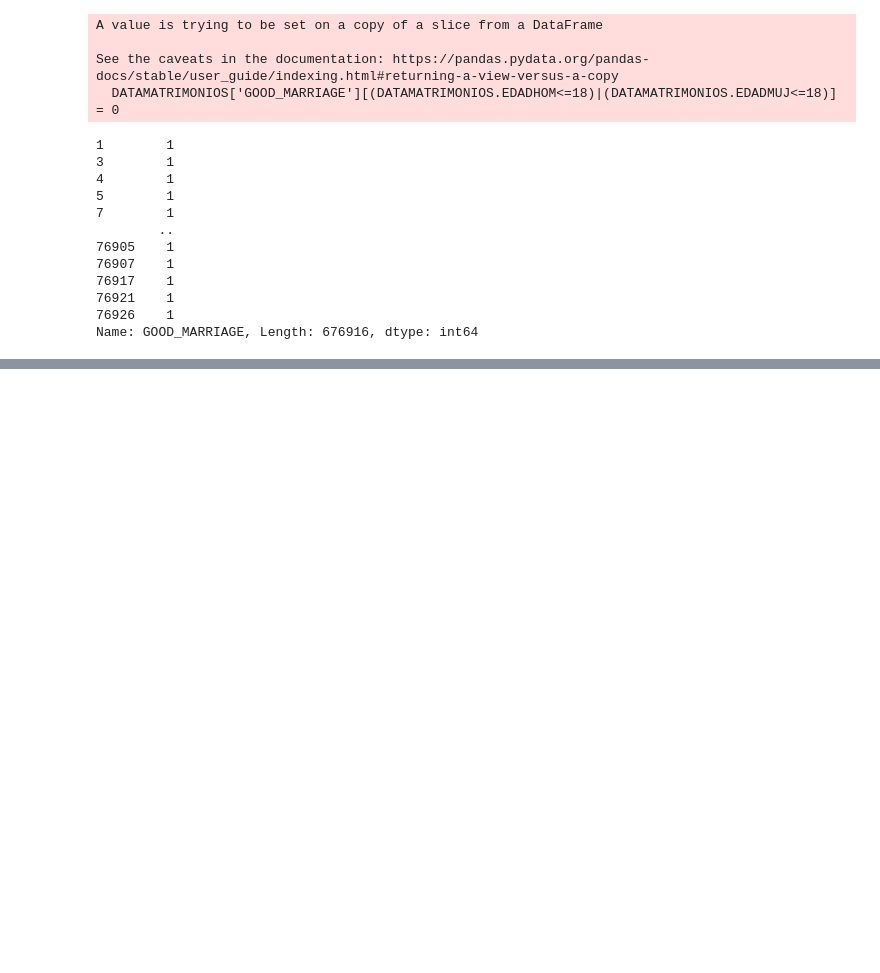
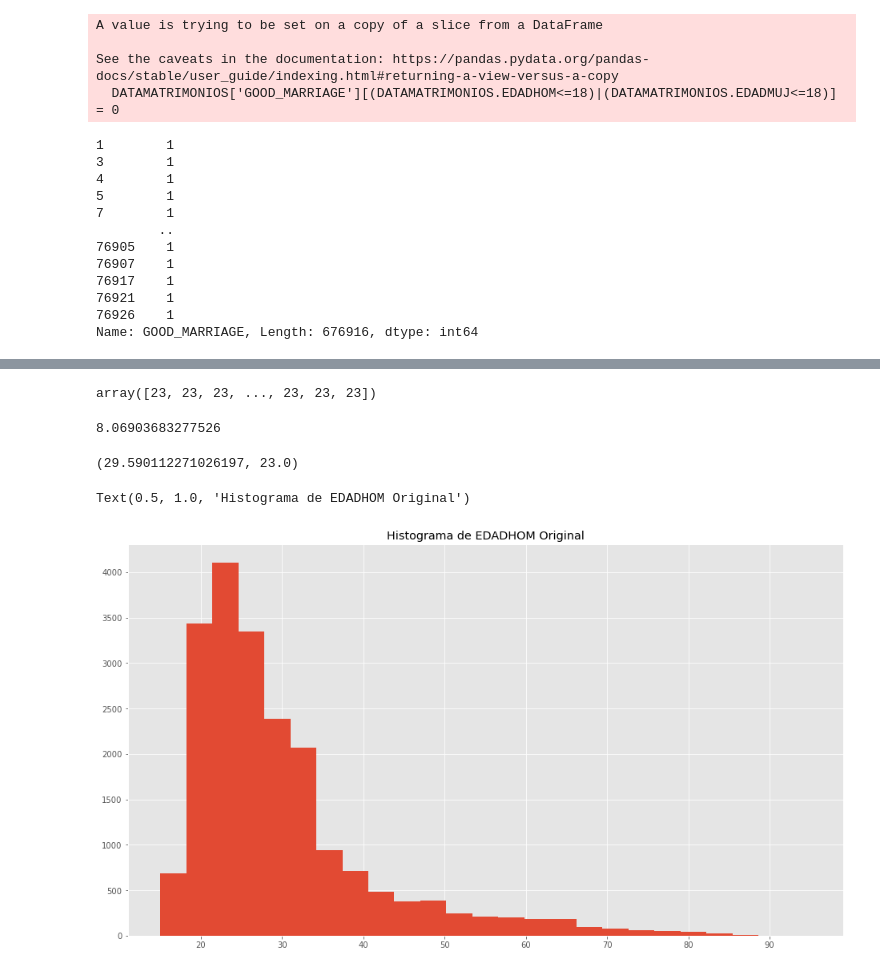
Before and after one commit to Diego223/ProyectoMiningData, a Jupyter notebook: PROYECTO1DM.ipynb, the cells around one changed output, grey strips where cells are left out. Drawn from its saved outputs; the diff is of its cells as text; code cells hidden in the pictures; blank space fills up the shorter version.

```diff
--- a/PROYECTO1DM.ipynb
+++ b/PROYECTO1DM.ipynb
@@ -1093,0 +1088,21 @@ array([23, 23, 23, ..., 23, 23, 23])
+# %%
+Modelosvc = svm.SVC(kernel='rbf', max_iter=1000000, random_state=123, C=1, gamma=0.0001)
+Modelosvc.fit(X_train, y_train)
+y_pred = Modelosvc.predict(X_test)
+y_pred
+# %% [output]
+array([23, 23, 23, ..., 23, 23, 23])
+# %%
+mean_absolute_error(y_test,y_pred) # (original - prediccion)/ 2
+# %% [output]
+8.06903683277526
+# %%
+y_test.mean(), y_pred.mean()
+# %% [output]
+(29.590112271026197, 23.0)
+# %%
+plt.hist(y_test, bins=25)
+plt.title('Histograma de EDADHOM Original')
+# %% [output]
+Text(0.5, 1.0, 'Histograma de EDADHOM Original')
+[figure, added]
```
Also changed, not shown: parts of 23 cells of this notebook.
